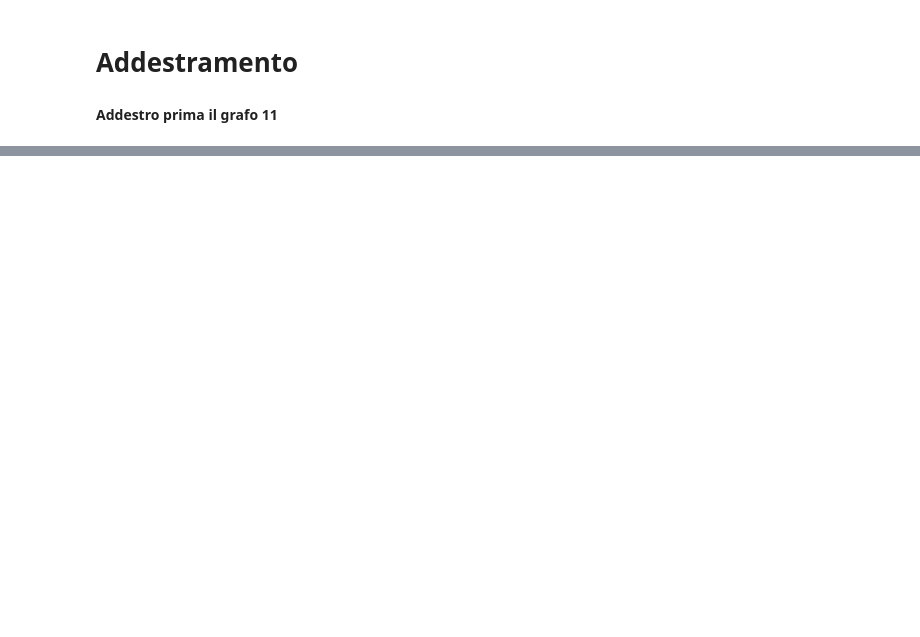
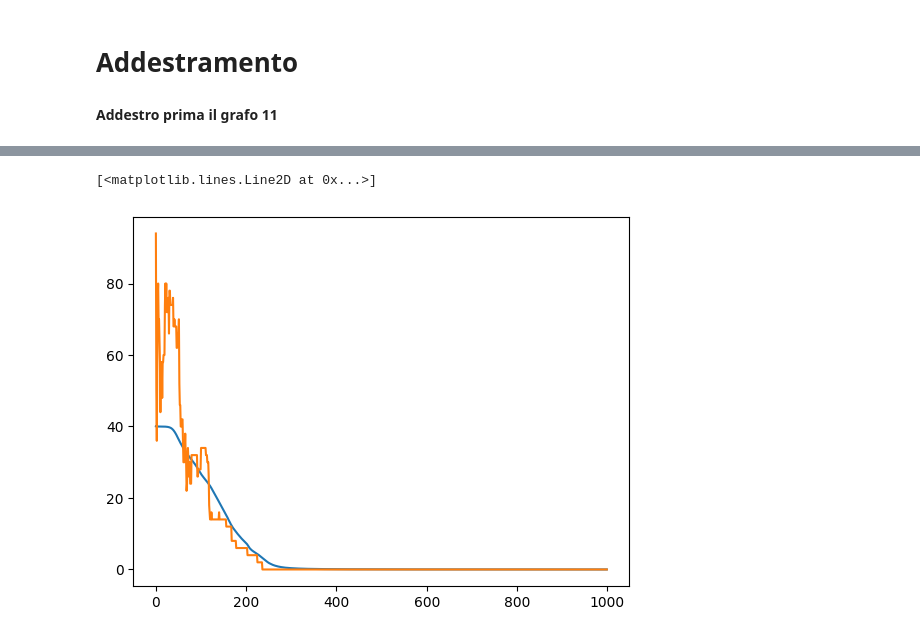
Before and after one commit to m9rc0/progettoML2026, a Jupyter notebook: marco.ipynb, the cells around one changed output, grey strips where cells are left out. Cells and saved outputs as stored; diff of their text form; code cells hidden in the pictures; blank space fills up the shorter version.

```diff
--- a/marco.ipynb
+++ b/marco.ipynb
@@ -293,7 +293,6 @@ from torch_geometric.nn import SAGEConv
 class ColoraGrafo(nn.Module):
     def __init__(self, c=5, hidden1=64):
         super().__init__()
-
 
         self.conv1 = SAGEConv(1, hidden1)
         self.conv2 = SAGEConv(hidden1, hidden1)
@@ -308,8 +307,8 @@ class ColoraGrafo(nn.Module):
 
         # message passing con relu tra i layer
         x = F.relu(self.conv1(x, edge_index))
-        x = F.relu(self.conv2(x, edge_index))
-        x = F.relu(self.conv3(x, edge_index))
+        #x = F.relu(self.conv2(x, edge_index))
+        #x = F.relu(self.conv3(x, edge_index))
 
         # layer finale lineare con softmax
         x = F.relu(self.fc1(x))
@@ -387,8 +384,10 @@ def pott_energy_normal(pred, edge_index):
 # %%
 # proviamo a vedere che tutto funzioni
 
-model.apply(custom_weight_init)
+#model.apply(custom_weight_init)
+data11.x = torch.randn(data11.num_nodes, 1)
 data11 = data11.to(device)
+
 
 pred = model(data11)
 
@@ -405,8 +404,12 @@ N conflitti:  320
 # %% [markdown]
 **Addestro prima il grafo 11**
 # %%
-num_epochs = 100
+num_epochs = 1000
+data11.x = torch.randn(data11.num_nodes, 1)
 data = data11.to(device)
+
+model11 = ColoraGrafo(c=8).to(device)
+optimizer11 = optim.Adam(model11.parameters(), lr = 0.001)
 
 train_curve = []
 conflicts_curve = []
@@ -424,12 +427,12 @@ for epoch in range(num_epochs):
     optimizer11.step()
 
     # calcolo i conflitti
-    model11.eval()
+    #model11.eval()
     conflicts = pott_energy_normal(output, data.edge_index)
 
     # salvo loss e conflitti
-    train_curve.append(loss)
-    conflicts_curve.append(conflicts)
+    train_curve.append(loss.cpu().detach().numpy())
+    conflicts_curve.append(conflicts.cpu().detach().numpy())
 
     print(f"Epoch {epoch+1}, Loss: {loss:.4f}, Conflicts: {conflicts:.4f}")
 # %% [output]
@@ -452,0 +456,7 @@ Epoch 100, Loss: 64.0000, Conflicts: 320.0000
+# %%
+plt.figure()
+plt.plot(train_curve)
+plt.plot(conflicts_curve)
+# %% [output]
+[<matplotlib.lines.Line2D at 0x...>]
+[figure, added]
```
Also changed, not shown: parts of 8 cells of this notebook.
